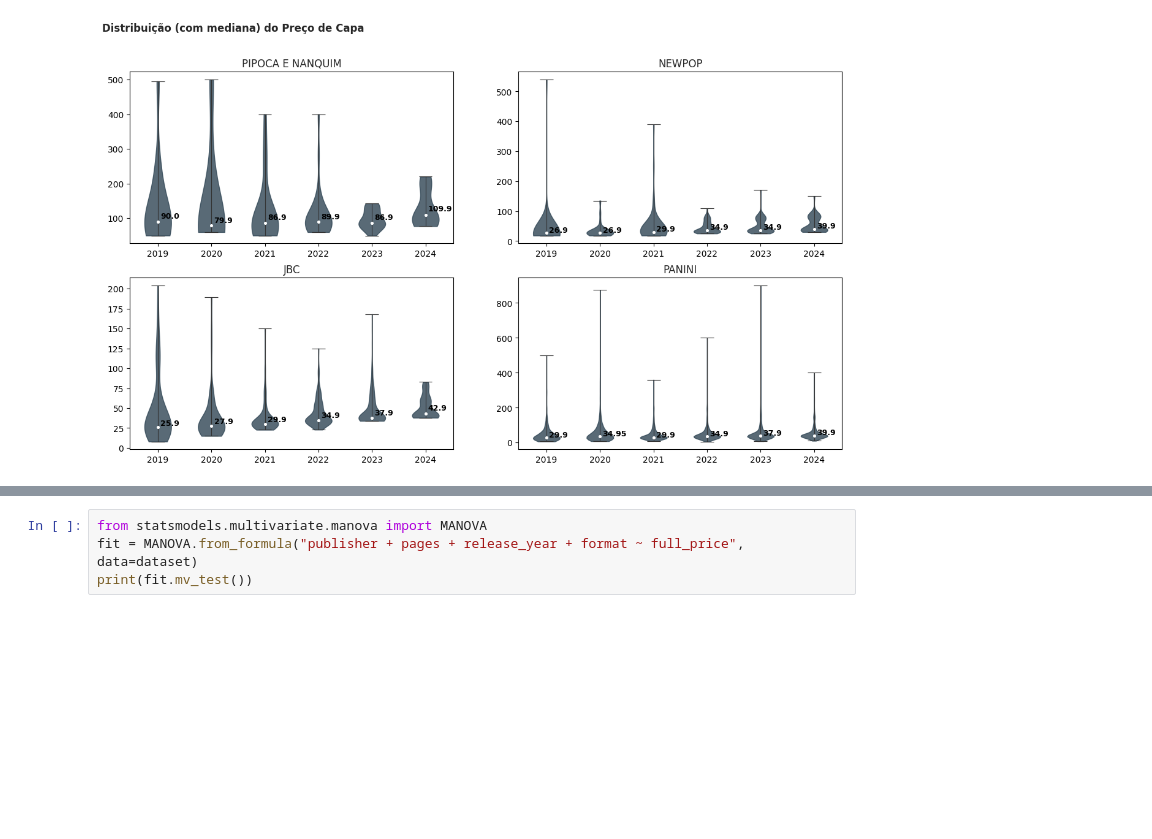
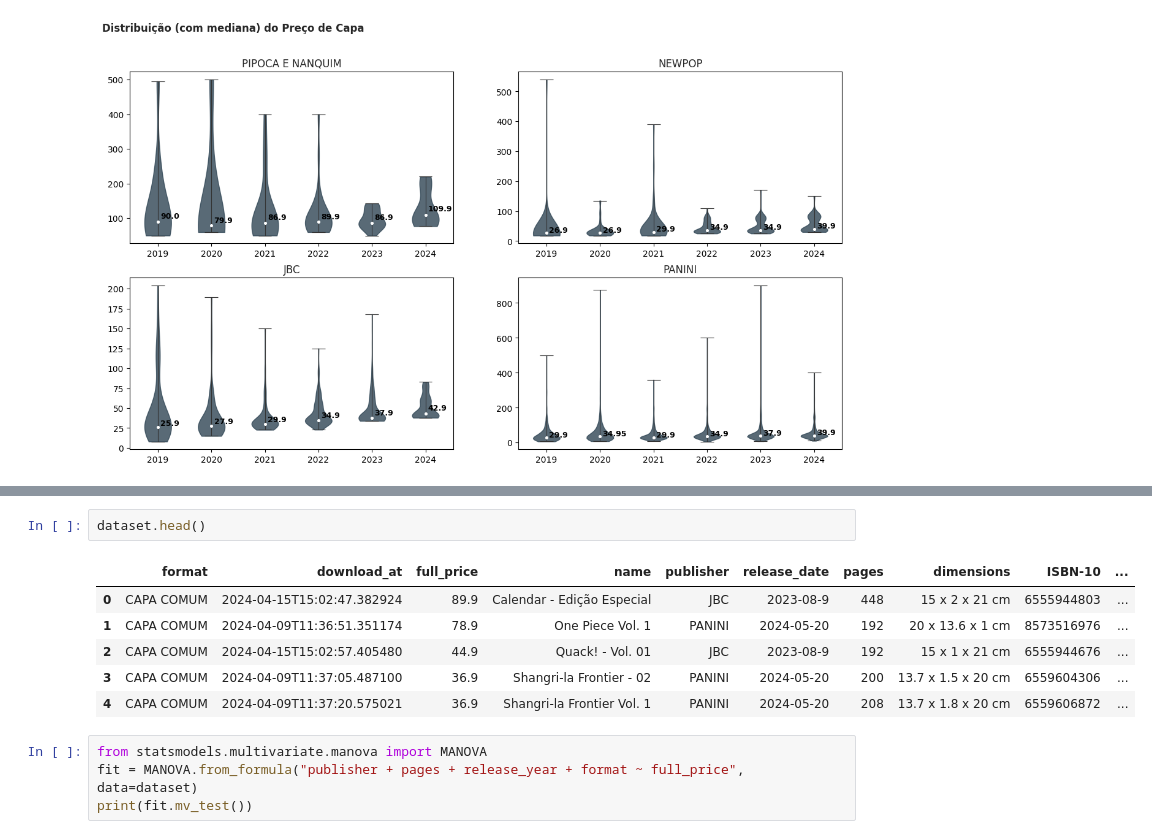
Before and after one commit to BrunoSantosPK/some_analysis, a Jupyter notebook: notebooks/analysis_hq_prices.ipynb, the cells around one changed output, grey strips where cells are left out. Saved outputs shown, nothing was run; the diff lists cells and outputs as text; blank space fills up the shorter version.

```diff
--- a/notebooks/analysis_hq_prices.ipynb
+++ b/notebooks/analysis_hq_prices.ipynb
@@ -177,3 +209,12 @@ plt.show()
+# %%
+dataset.head()
+# %% [output]
+|  | format | download_at | full_price | name | publisher | release_date | pages | dimensions | ISBN-10 | ... |
+| 0 | CAPA COMUM | 2024-04-15T15:02:47.382924 | 89.9 | Calendar - Edição Especial | JBC | 2023-08-9 | 448 | 15 x 2 x 21 cm | 6555944803 | ... |
+| 1 | CAPA COMUM | 2024-04-09T11:36:51.351174 | 78.9 | One Piece Vol. 1 | PANINI | 2024-05-20 | 192 | 20 x 13.6 x 1 cm | 8573516976 | ... |
+| 2 | CAPA COMUM | 2024-04-15T15:02:57.405480 | 44.9 | Quack! - Vol. 01 | JBC | 2023-08-9 | 192 | 15 x 1 x 21 cm | 6555944676 | ... |
+| 3 | CAPA COMUM | 2024-04-09T11:37:05.487100 | 36.9 | Shangri-la Frontier - 02 | PANINI | 2024-05-20 | 200 | 13.7 x 1.5 x 20 cm | 6559604306 | ... |
+| 4 | CAPA COMUM | 2024-04-09T11:37:20.575021 | 36.9 | Shangri-la Frontier Vol. 1 | PANINI | 2024-05-20 | 208 | 13.7 x 1.8 x 20 cm | 6559606872 | ... |
 # %%
 from statsmodels.multivariate.manova import MANOVA
 fit = MANOVA.from_formula("publisher + pages + release_year + format ~ full_price", data=dataset)
```
Also changed, not shown: parts of 7 cells of this notebook, 5 other files.
